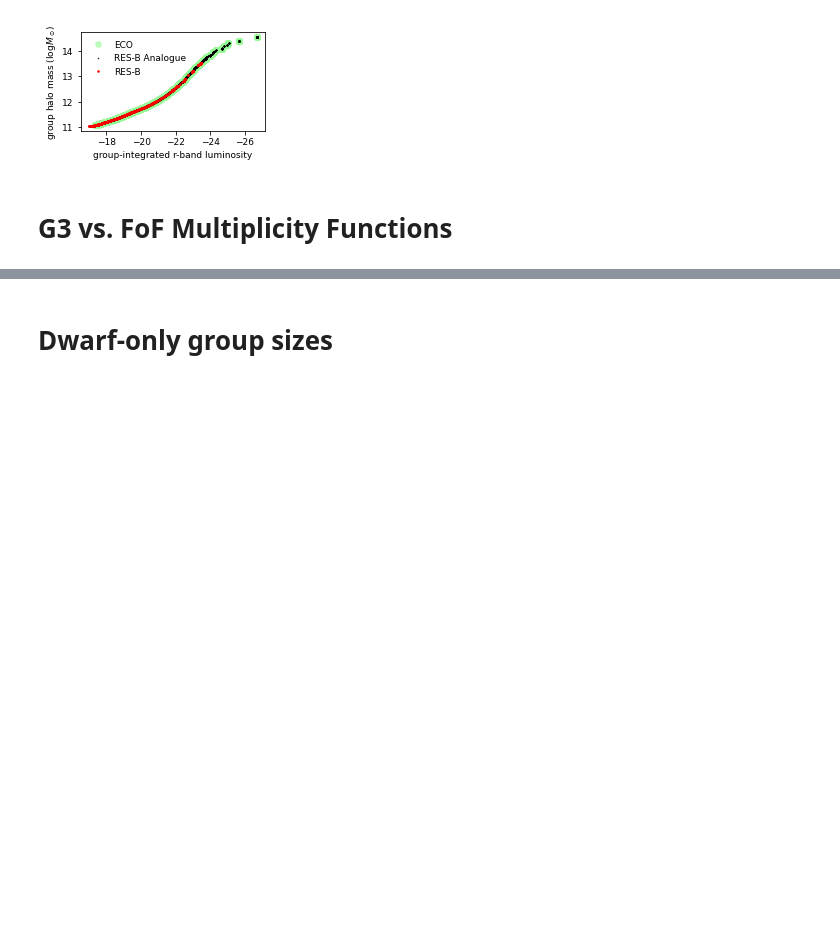
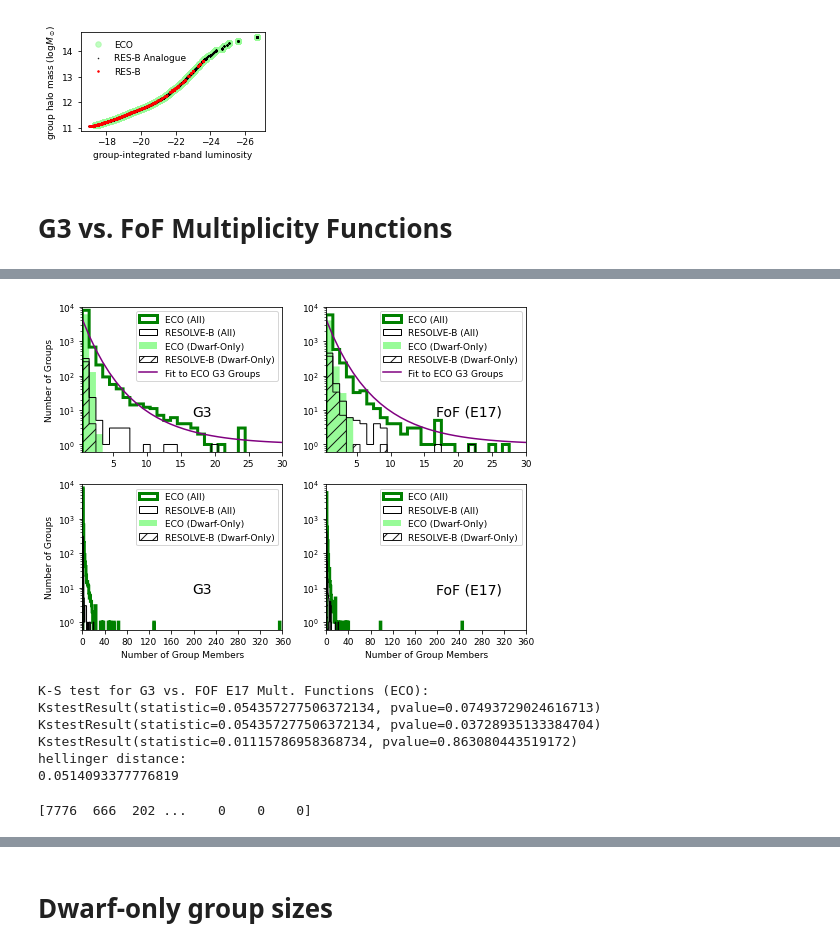
Before and after one commit to zhutchens1/g3groupfinder, a Jupyter notebook: resolve_and_eco/Section3Figures.ipynb, the cells around one changed output, grey strips where cells are left out. Saved outputs shown, nothing was run; the diff lists cells and outputs as text; code cells hidden in the pictures; blank space fills up the shorter version.

```diff
--- a/resolve_and_eco/Section3Figures.ipynb
+++ b/resolve_and_eco/Section3Figures.ipynb
@@ -390,6 +456,7 @@ resbdwarfonly = resbdata.groupby('g3grp_l').filter(lambda g: (g.absrmag>-19.5).a
 ax.hist(fof.multiplicity_function(resbdwarfonly.g3grp_l.to_numpy(), return_by_galaxy=False), bins=binvd, log=True, histtype='step', alpha=0.9, color='k', hatch='//', label='RESOLVE-B (Dwarf-Only)')
 ax.plot(binv,10**decayexp(binv,*g3popt),color='purple',label='Fit to ECO G3 Groups')
 ax.legend(loc='best')
+ax.set_yticks([1,10,100,1000,10000])
 
 ax3.hist(fof.multiplicity_function(ecog3grp[ecog3grp!=-99.], return_by_galaxy=False), bins=binv, log=True, label='ECO (All)', histtype='step', linewidth=3, color='green')
 ax3.hist(fof.multiplicity_function(resbg3grp[resbg3grp!=-99.], return_by_galaxy=False), bins=binv, log=True, label='RESOLVE-B (All)', histtype='step', color='k')
@@ -405,7 +472,9 @@ resbdwarfonly = resbdata.groupby('g3grp_l').filter(lambda g: (g.absrmag>-19.5).a
 ax3.hist(fof.multiplicity_function(resbdwarfonly.g3grp_l.to_numpy(), return_by_galaxy=False), bins=binvd, log=True, histtype='step', alpha=0.9, color='k', hatch='//', label='RESOLVE-B (Dwarf-Only)')
 #ax3.plot(binv,10**decayexp(binv,*g3popt),color='purple',label='Fit to ECO G3 Groups')
 ax3.legend(loc='best')
-ax3.set_xlim(0,350)
+ax3.set_xlim(0,360)
+ax3.set_xticks(np.arange(0,400,40))
+ax3.set_yticks([1,10,100,1000,10000])
 ax3.set_xlabel("Number of Group Members")
 ax3.set_ylabel("Number of Groups")
 
@@ -423,34 +492,47 @@ ax2.hist(fof.multiplicity_function(np.array(fofdwarfonly.grp_e17), return_by_gal
 ax2.plot(binv,10**decayexp(binv,*g3popt),color='purple',label='Fit to ECO G3 Groups')
 ax2.annotate("FoF (E17)",xy=(0.55,0.25),fontsize=14,xycoords='axes fraction')
 ax2.set_xlim(0.5,30)
 ax2.legend(loc='best')
+ax2.set_yticks([1,10,100,1000,10000])
 
 ax4.hist(fof.multiplicity_function(ecodr2.grp_e17[ecodr2.grp_e17>0], return_by_galaxy=False), bins=binv, log=True, label='ECO (All)', histtype='step', linewidth=3, color='green')
 ax4.hist(fof.multiplicity_function(np.array(resolvedata.grp_e17[(resolvedata.f_b==1)&(resolvedata.grp_e17!=-99.)]), return_by_galaxy=False), bins=binv, log=True, label='RESOLVE-B (All)', histtype='step', color='k')
 fofdwarfonly = ecodr2[(ecodr2.grp_e17!=-99.)].groupby('grp_e17').filter(lambda grp_e17:(grp_e17.absrmag>-19.5).all())
 ax4.hist(fof.multiplicity_function(np.array(fofdwarfonly.grp_e17), return_by_galaxy=False), bins=binvd, log=True, histtype='stepfilled', color='palegreen', label='ECO (Dwarf-Only)')
 fofdwarfonly = resolvedata[(resolvedata.grp_e17!=-99.)&(resolvedata.f_b==1)].groupby('grp_e17').filter(lambda grp_e17:(grp_e17.absrmag>-19.5).all())
 ax4.hist(fof.multiplicity_function(np.array(fofdwarfonly.grp_e17), return_by_galaxy=False), bins=binvd, log=True, histtype='step', color='k', alpha=0.9, hatch='//', label='RESOLVE-B (Dwarf-Only)')
 #ax4.plot(binv,10**decayexp(binv,*g3popt),color='purple',label='Fit to ECO G3 Groups')
 ax4.annotate("FoF (E17)",xy=(0.55,0.25),fontsize=14, xycoords='axes fraction')
 ax4.legend(loc='best')
-ax4.set_xlim(0,350)
+ax4.set_xlim(0,360)
+ax4.set_xticks(np.arange(0,400,40))
 ax4.set_xlabel("Number of Group Members")
+ax4.set_yticks([1,10,100,1000,10000])
 
+for xx in (ax,ax2,ax3,ax4):
+    xx.set_ylim(0.6,1e4)
 plt.tight_layout()
 plt.savefig("../figures/multfunc_doinset.pdf")
 plt.show()
 
 print("K-S test for G3 vs. FOF E17 Mult. Functions (ECO):")
 fofmult=np.array(fof.multiplicity_function(ecodr2.grp_e17[ecodr2.grp_e17>0], return_by_galaxy=False))
 g3mult=np.array(fof.multiplicity_function(ecog3grp[ecog3grp!=-99.], return_by_galaxy=False))
 print(kstest(g3mult[g3mult>1],fofmult[fofmult>1]))
 print(kstest(g3mult[g3mult>1],fofmult[fofmult>1],'less'))
 print(kstest(g3mult[g3mult>1],fofmult[fofmult>1],'greater'))
 print("hellinger distance: ")
 g3hist,_ = np.histogram(g3mult,bins=binv,density=True)
 fofhist,_ = np.histogram(fofmult,bins=binv,density=True)
 print(hellinger2(g3hist,fofhist))
+# %% [output]
+[figure, added]
+K-S test for G3 vs. FOF E17 Mult. Functions (ECO):
+KstestResult(statistic=0.054357277506372134, pvalue=0.07493729024616713)
+KstestResult(statistic=0.054357277506372134, pvalue=0.03728935133384704)
+KstestResult(statistic=0.01115786958368734, pvalue=0.863080443519172)
+hellinger distance:
+0.0514093377776819
 # %%
 g3hist, binedges = np.histogram(g3mult,bins=binv)
 fofhist,binedges = np.histogram(fofmult,bins=binv)
@@ -460,6 +542,10 @@ sel=(g3hist>0)
 g3popt, g3pcov = curve_fit(decayexp, bincenters[sel],np.log10(g3hist[sel]))
 sel=(fofhist>0)
 fofpopt, fofpcov = curve_fit(decayexp, bincenters[sel],np.log10(fofhist[sel]))
+# %%
+print(g3hist)
+# %% [output]
+[7776  666  202 ...    0    0    0]
 # %%
 print(g3popt,np.sqrt(np.diagonal(g3pcov)))
 print(fofpopt,np.sqrt(np.diagonal(fofpcov)))
```
Also changed, not shown: parts of 25 cells of this notebook.
